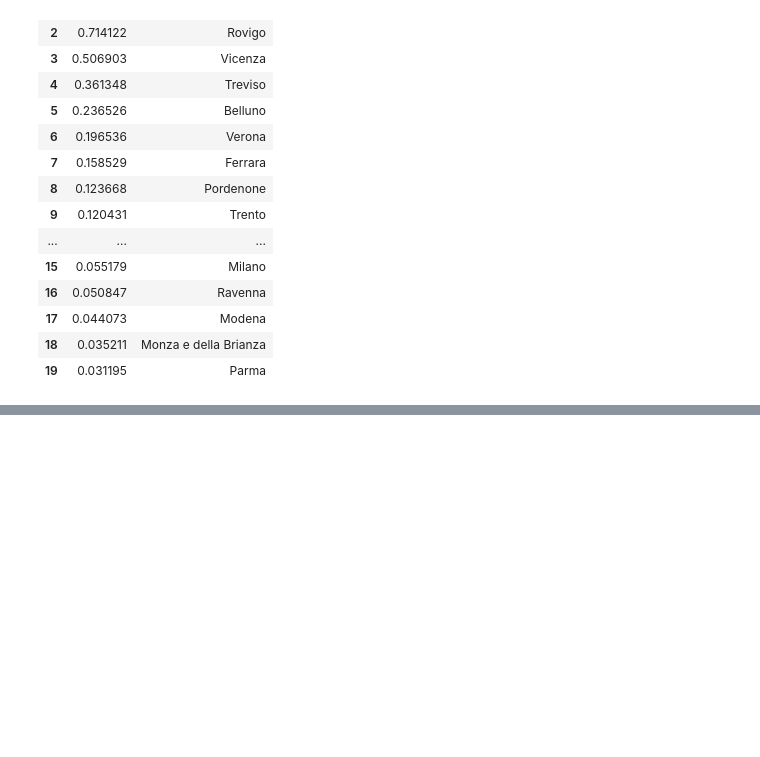
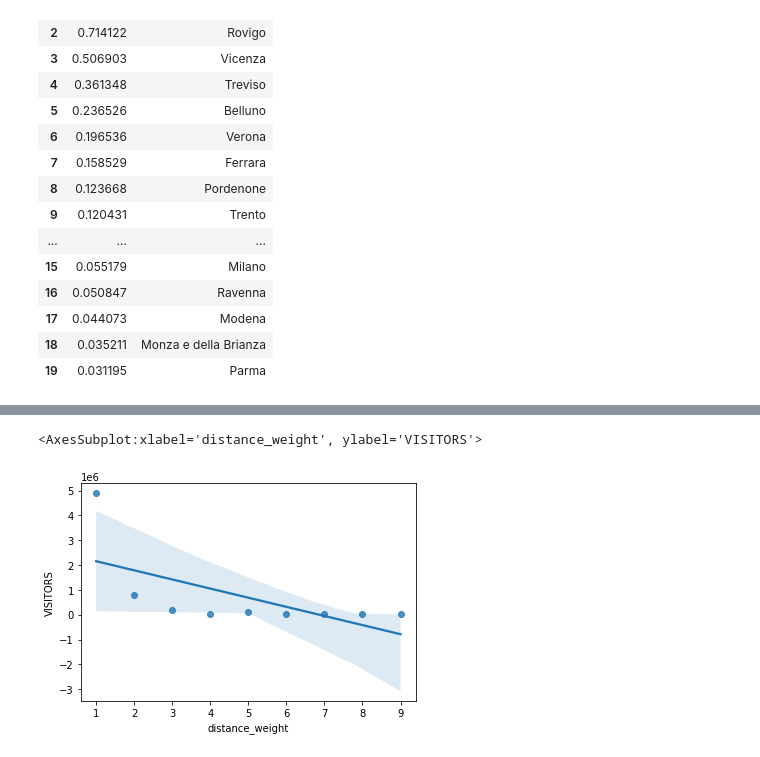
Before and after one commit to nico1654/project_work, a Jupyter notebook: Project_Work.ipynb, the cells around one changed output, grey strips where cells are left out. Saved outputs shown, nothing was run; the diff lists cells and outputs as text; code cells hidden in the pictures; blank space fills up the shorter version.

```diff
--- a/Project_Work.ipynb
+++ b/Project_Work.ipynb
@@ -338,0 +421,7 @@ df_rapporti.sort_values(by="Rapporto", ascending=False).reset_index(drop=True).h
+# %%
+import seaborn as sns
+
+sns.regplot(x=df_grouped_distance.index, y=df_grouped_distance.VISITORS)
+# %% [output]
+<AxesSubplot:xlabel='distance_weight', ylabel='VISITORS'>
+[figure, added]
```
Also changed, not shown: parts of 13 cells of this notebook, 1 other file.
